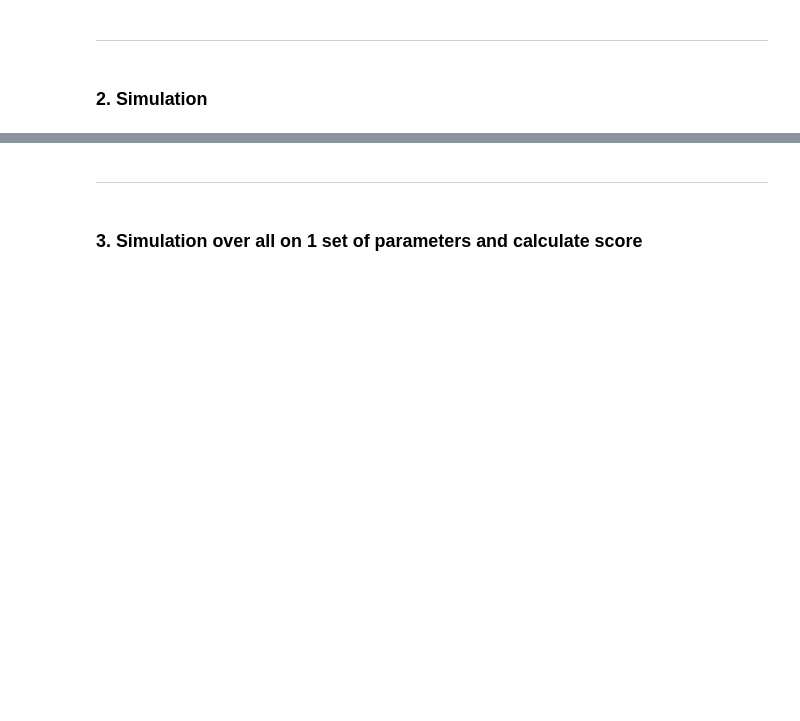
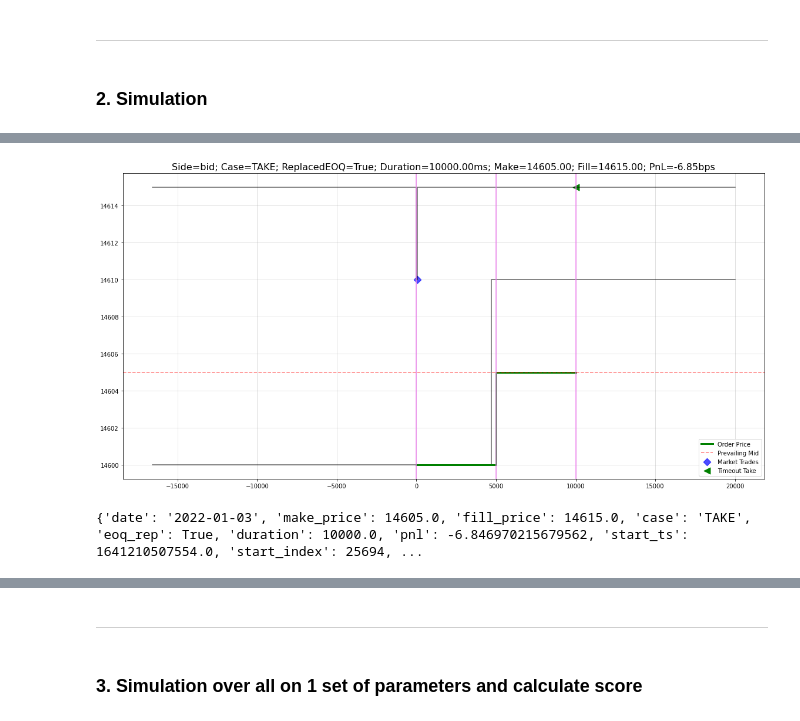
Before and after one commit to anthonywah/mafs6100-order-placement-strategy, a Jupyter notebook: stage-2.ipynb, the cells around one changed output, grey strips where cells are left out. Cells and saved outputs as stored; diff of their text form; code cells hidden in the pictures; blank space fills up the shorter version.

```diff
--- a/stage-2.ipynb
+++ b/stage-2.ipynb
@@ -28,7 +32,7 @@ Actual number of experiments may not be equal to this number since some of the q
 # %% [markdown]
 ### 2. Simulation
 # %%
-df = df_dict.get('2022-01-03').copy()
+date = '2022-01-03'
 side = 'bid'
 # %%
-sim_df = sim_one_day_t2(df, target_code, side, 10, 5, verbose=True)
+sim_df = sim_one_day_t2(date, target_code, side, 10, 5, verbose=True)
@@ -35,6 +62,10 @@ sim_df = sim_one_day_t2(df, target_code, side, 10, 5, verbose=True)
 # %%
 # Demonstrate one simulation
 
-row = sim_df.loc[293]
+df = df_dict.get(date).copy()
+row = sim_df.loc[379]
 res = plot_one_sim(day_df=df, ts=10, tm=5, side=side, row=row)
 print(row.to_dict())
+# %% [output]
+[figure, added]
+{'date': '2022-01-03', 'make_price': 14605.0, 'fill_price': 14615.0, 'case': 'TAKE', 'eoq_rep': True, 'duration': 10000.0, 'pnl': -6.846970215679562, 'start_ts': 1641210507554.0, 'start_index': 25694, ...
```
Also changed, not shown: parts of 5 cells of this notebook, 2 other files.
